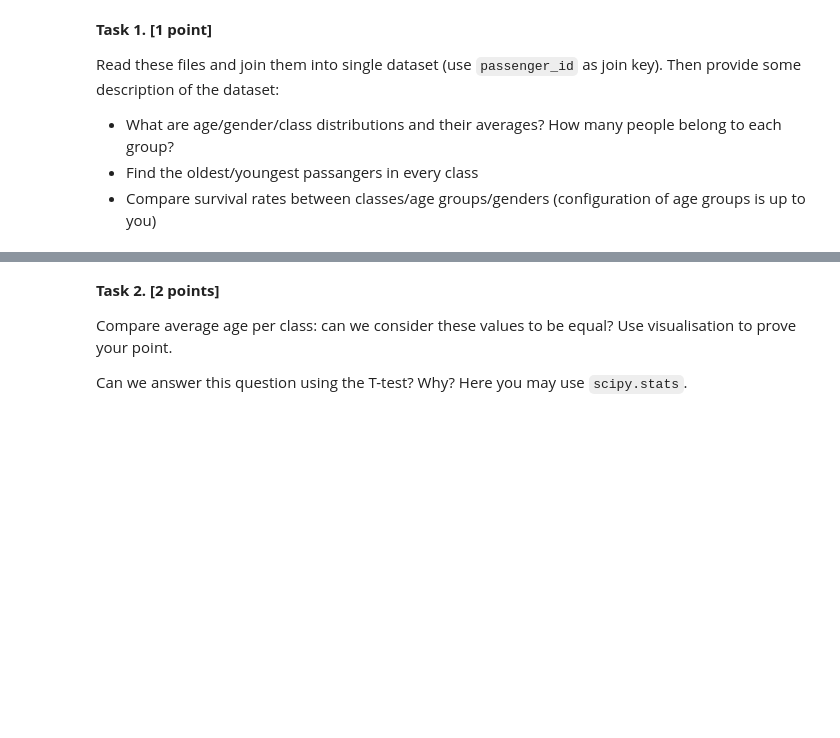
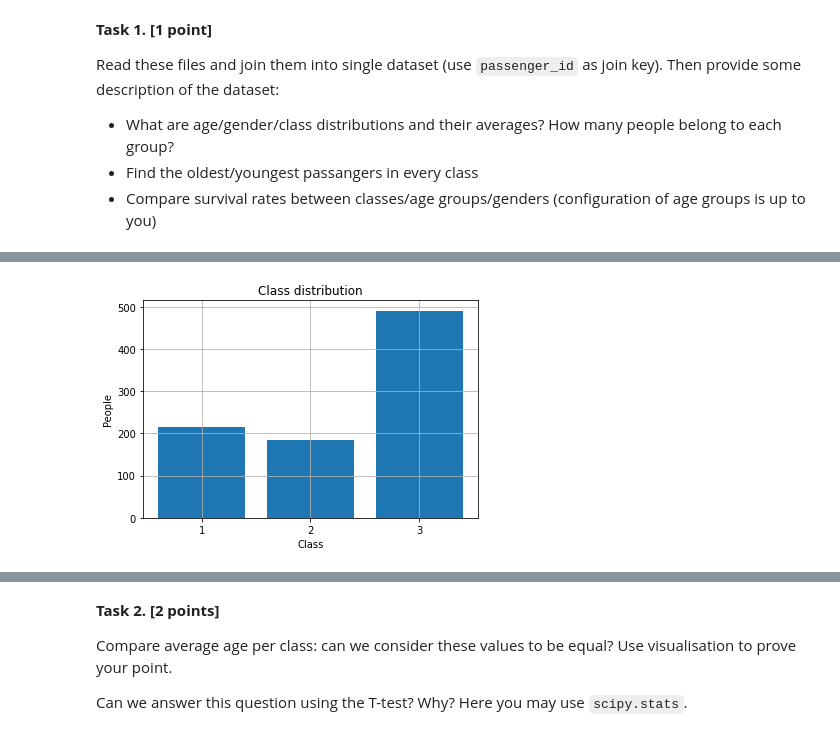
Before and after one commit to eugeuie/machine-learning, a Jupyter notebook: homework_1_numpy_pandas_matplotlib/2021_lab01_m103_Abdullaeva_Evgenia.ipynb, the cells around one changed output, grey strips where cells are left out. Saved outputs shown, nothing was run; the diff lists cells and outputs as text; code cells hidden in the pictures; blank space fills up the shorter version.

```diff
--- a/homework_1_numpy_pandas_matplotlib/2021_lab01_m103_Abdullaeva_Evgenia.ipynb
+++ b/homework_1_numpy_pandas_matplotlib/2021_lab01_m103_Abdullaeva_Evgenia.ipynb
@@ -572,0 +680,11 @@ db = # YOUR CODE HERE
+# %%
+class_distribution = db.groupby('Pclass', as_index=False).count()
+plt.title('Class distribution')
+plt.bar(class_distribution['Pclass'], class_distribution['PassengerId'])
+plt.xticks(class_distribution['Pclass'])
+plt.xlabel('Class')
+plt.ylabel('People')
+plt.grid(10)
+plt.show()
+# %% [output]
+[figure, added]
```
Also changed, not shown: parts of 43 cells of this notebook.
